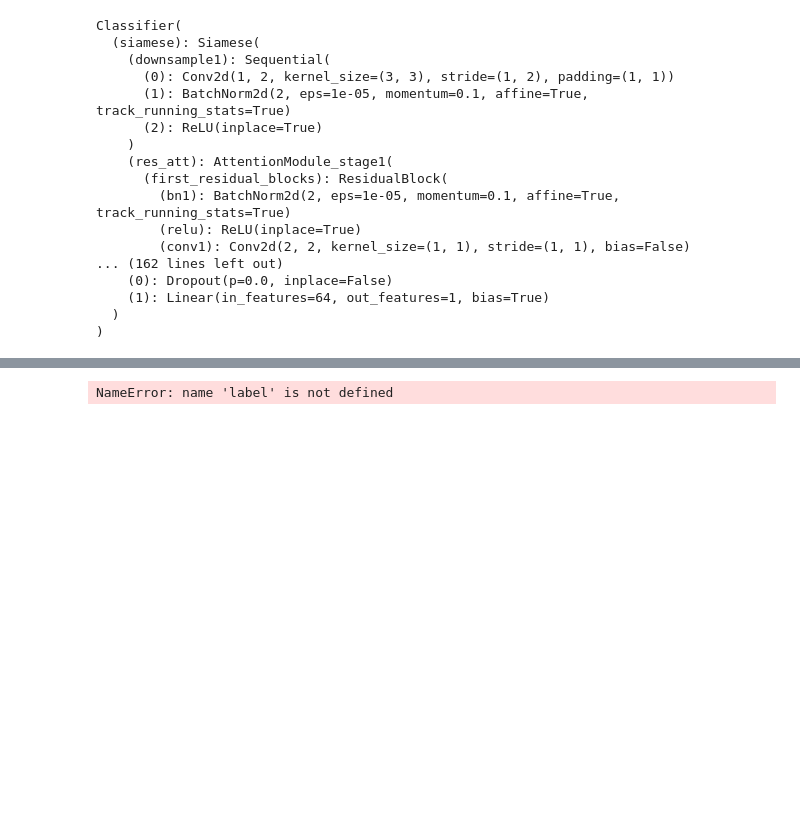
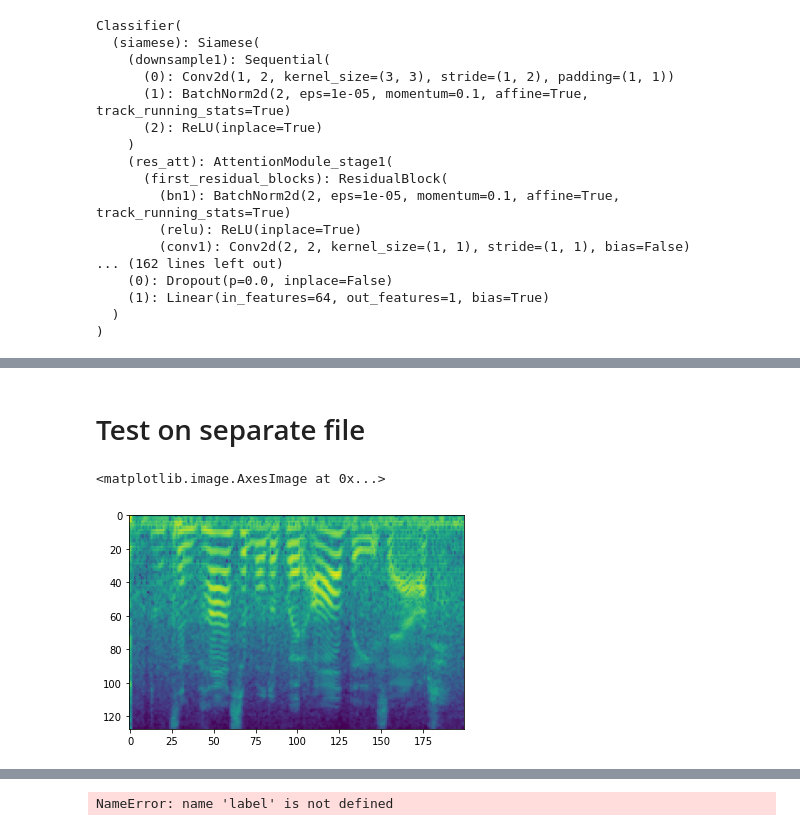
Before and after one commit to JunzheJosephZhu/Identifying-Speakers-in-Cocktail-Parties-with-E2E-Attention, a Jupyter notebook: Neural Networks.ipynb, the cells around one changed output, grey strips where cells are left out. Cells and saved outputs as stored; diff of their text form; code cells hidden in the pictures; blank space fills up the shorter version.

```diff
--- a/Neural Networks.ipynb
+++ b/Neural Networks.ipynb
@@ -501,7 +499,7 @@ testloader = torch.utils.data.DataLoader(testset, batch_size=64, shuffle=True, p
 criterion = nn.BCEWithLogitsLoss()
 lasttime = time.time()
 
-for epoch in range(16):
+for epoch in range(16, 30):
     running_loss = 0.0
     running_accuracy = 0.0
     for batch_idx, ((X_1, X_2), label) in enumerate(trainloader_cls):
@@ -542,12 +540,12 @@ for epoch in range(16):
         out = cls(X_1, X_2)
         label = label.float()
         corrects += sum((out.data.cpu().numpy()>0) == label.data.cpu().numpy())
-    print(corrects/len(testset))
+    print('val acc:', corrects/len(testset))
     if corrects/len(testset) > 0.85:
         torch.save({
         'model_state_dict': cls.state_dict(),
         'optimizer_state_dict': optimizer.state_dict(),
         'loss': loss
-        }, 'models/best-baseline-cls.pth')
+        }, 'models/best-cls.pth')
     cls.train()
 # %% [output]
@@ -570,0 +570,27 @@ for epoch in range(16):
+# %% [markdown]
+# Test on separate file
+# %%
+class TestSet_2(torch.utils.data.Dataset):
+    def __init__(self):
+        super().__init__()
+        self.pairs = pd.read_csv('testfiles/pairs.csv')
+    def __len__(self):
+        return len(self.pairs)
+    def __getitem__(self, idx):
+        pair = self.pairs.iloc[idx]
+        seg1 = np.fromfile(pair['first_file'], dtype = np.int16)/(2**15)
+        seg2 = np.fromfile(pair['second_file'], dtype = np.int16)/(2**15)
+        seg1, seg2 = self.make_spectrogram(seg1), self.make_spectrogram(seg2)
+        label = pair['label']
+        return (seg1, seg2), label
+    def make_spectrogram(self, segment):
+        S = librosa.feature.melspectrogram(segment, n_mels = 128, n_fft = 512, hop_length = 161) # 32 ms window, 10 ms hop
+        S_dB = librosa.power_to_db(S, ref=np.max).T[None, :, :] # add channel dimension
+        S_dB = (S_dB+40)/40 # normalize
+        return(S_dB)
+testset_2 = TestSet_2()
+idx = np.random.randint(len(testset_2))
+plt.imshow(testset_2[idx][0][np.random.randint(2)][0].T)
+# %% [output]
+<matplotlib.image.AxesImage at 0x...>
+[figure, added]
```
Also changed, not shown: parts of 5 cells of this notebook, 5 other files.
